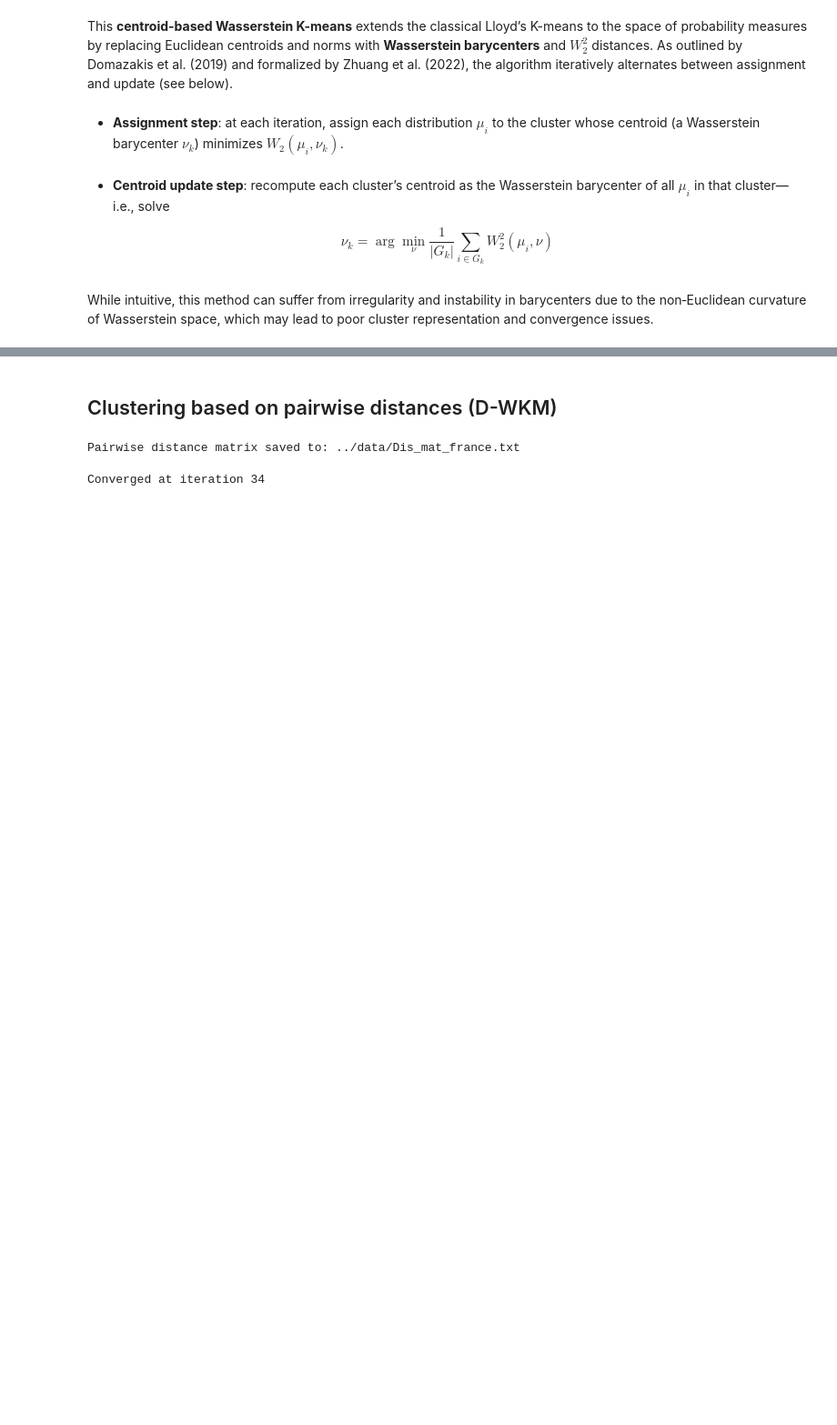
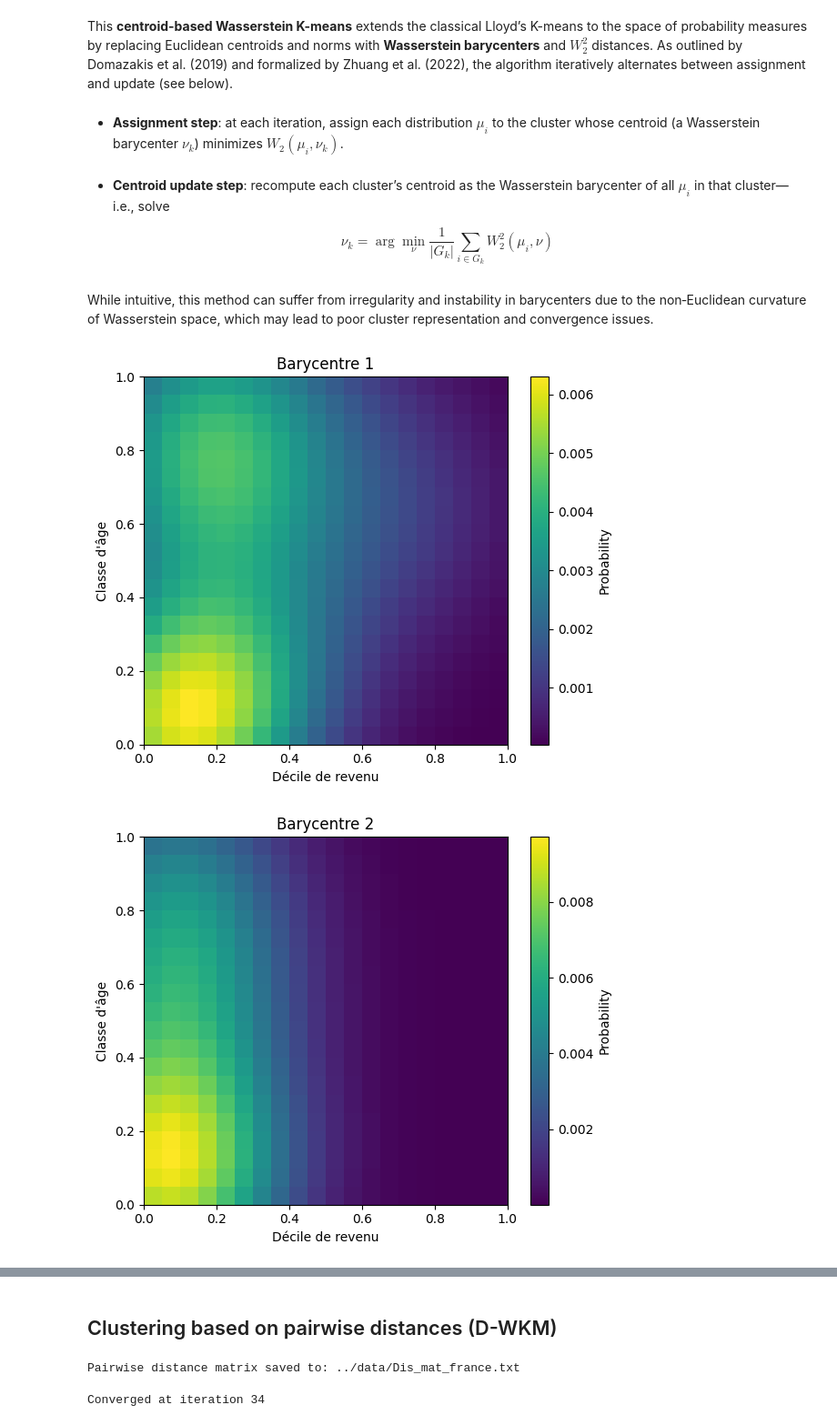
Before and after one commit to moranenzo/ML-Wasserstein, a Jupyter notebook: notebooks/IRISxAGE.ipynb, the cells around one changed output, grey strips where cells are left out. Shown: that part at 91% size. Drawn from its saved outputs; the diff is of its cells as text; code cells hidden in the pictures; blank space fills up the shorter version.

```diff
--- a/notebooks/IRISxAGE.ipynb
+++ b/notebooks/IRISxAGE.ipynb
@@ -474,8 +412,9 @@ def wbarycenter_clustering_v0(data, n_clusters=3, n_iter=10, reg=1e-1, random_st
 # %%
 assignments, barycenters = bary_WKMeans(
-    data=joint_distributions,  # (n_iris, 7, 9)
+    data=projected_distributions,
+    grid=grid,
     n_clusters=3,
-    n_iter=5,
-    reg=0.1,
-    random_state=42
+    n_iter=10,
+    reg=1e-1,
+    random_state=None
 )
@@ -491,0 +421,19 @@ assignments, barycenters = bary_WKMeans(
+# %%
+n_bins_age = 20
+n_bins_income = 20
+extent = [grid[:, 1].min(), grid[:, 1].max(), grid[:, 0].min(), grid[:, 0].max()]
+
+for i, barycenter in enumerate(barycenters):
+    barycenter = barycenter.reshape(n_bins_age, n_bins_income)
+
+    plt.figure(figsize=(6, 5))
+    plt.imshow(barycenter, origin='lower', cmap='viridis', extent=extent, aspect='auto')
+    plt.colorbar(label="Probability")
+    plt.title(f"Barycentre {i+1}")
+    plt.xlabel("Décile de revenu")
+    plt.ylabel("Classe d'âge")
+    plt.tight_layout()
+    plt.show()
+# %% [output]
+[figure, added]
+[figure, added]
```
Also changed, not shown: parts of 8 cells of this notebook, 1 other file.
